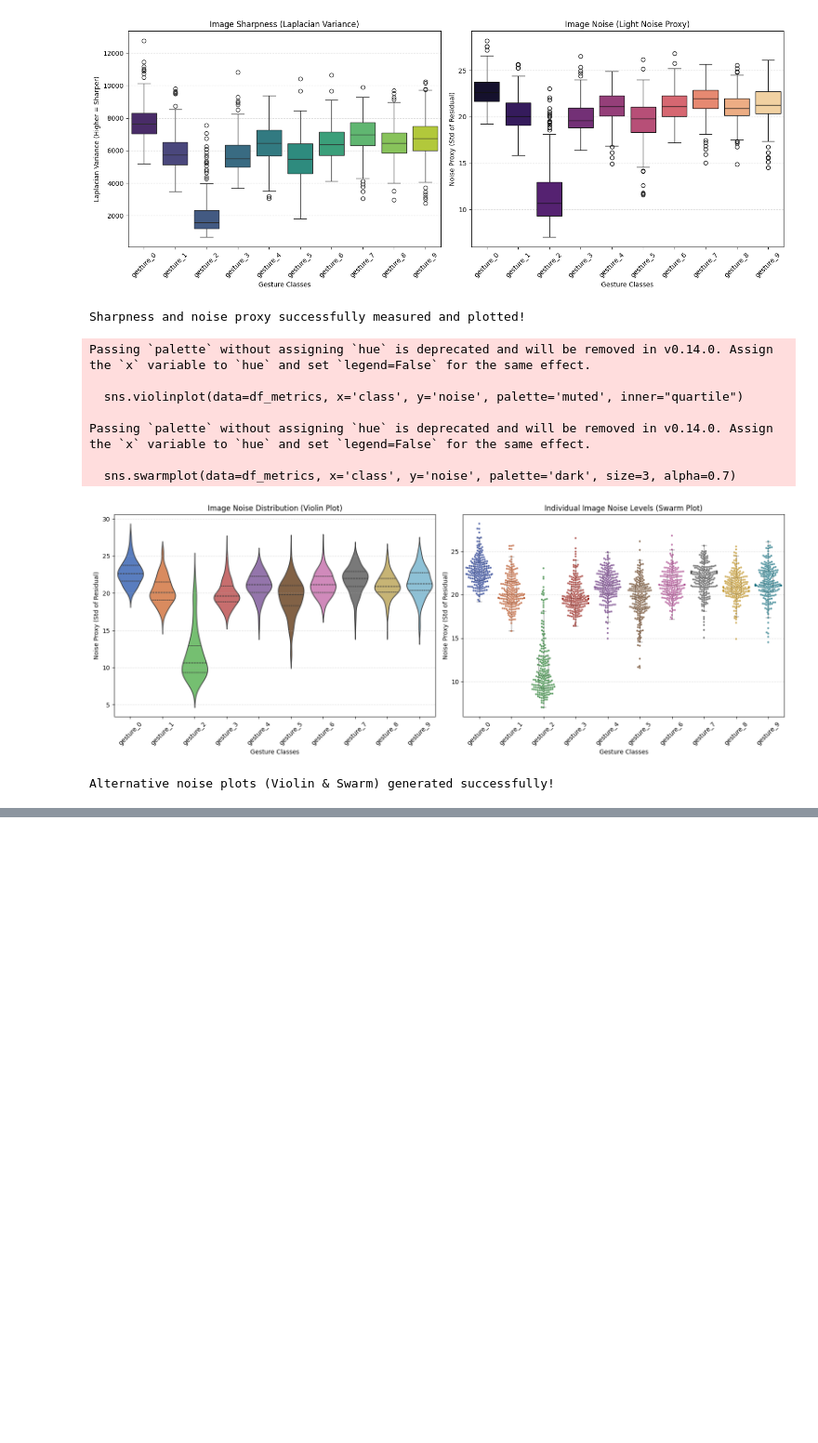
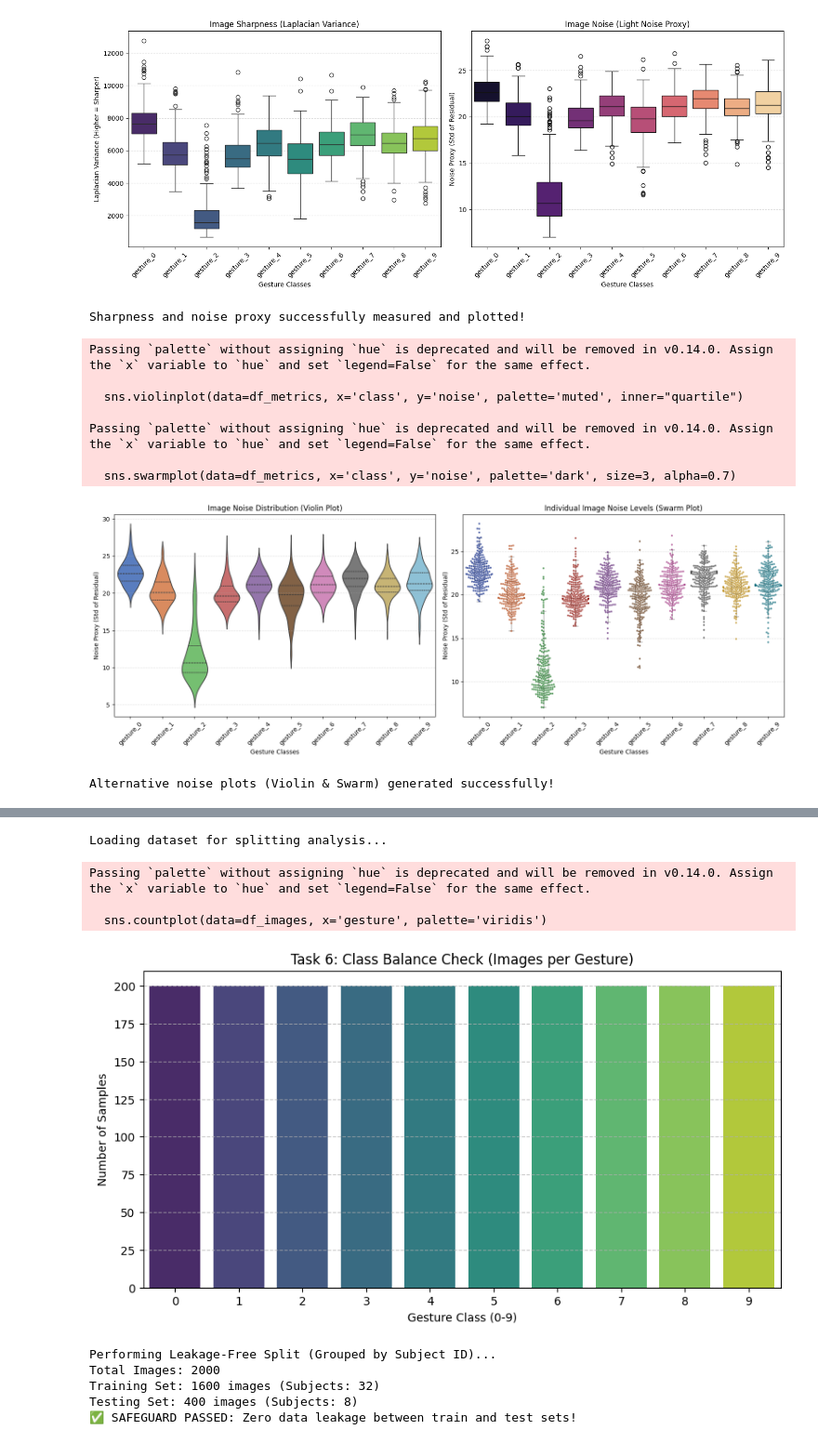
Before and after one commit to M-Jawad01/CSE_475, a Jupyter notebook: project_code/EDA.ipynb, the cells around one changed output, grey strips where cells are left out. Shown at 93% size. Cells and saved outputs as stored; diff of their text form; code cells hidden in the pictures; blank space fills up the shorter version.

Commit message:
Class Balance and Leakage-Free Splitting

```diff
--- a/project_code/EDA.ipynb
+++ b/project_code/EDA.ipynb
@@ -845,0 +704,74 @@ Running Perceptual Hashing for Duplicate Detection...
+# %%
+import pandas as pd
+import matplotlib.pyplot as plt
+import seaborn as sns
+from sklearn.model_selection import GroupShuffleSplit
+
+# 1. Load your master CSV
+print("Loading dataset for splitting analysis...")
+try:
+    df = pd.read_csv("all_40_subjects_labeled_data.csv")
+except FileNotFoundError:
+    print("CSV not found. Please ensure 'all_40_subjects_labeled_data.csv' is generated.")
+    # Fallback to a mock dataframe structure for demonstration if file is missing
+    df = pd.DataFrame({
+        'subject': np.repeat(np.arange(1, 41), 50),
+        'gesture': np.tile(np.repeat(np.arange(10), 5), 40),
+        'repetition': np.tile(np.arange(5), 400)
+    })
+
+# Extract unique image identifiers (Subject, Gesture, Repetition)
+# Since your images are saved per repetition, we group by these to get our image list
+df_images = df[['subject', 'gesture', 'repetition']].drop_duplicates().reset_index(drop=True)
+
+# ---------------------------------------------------------
+# TASK 6: CLASS BALANCE CHECK
+# ---------------------------------------------------------
+plt.figure(figsize=(10, 5))
+sns.countplot(data=df_images, x='gesture', palette='viridis')
+plt.title('Task 6: Class Balance Check (Images per Gesture)')
+plt.xlabel('Gesture Class (0-9)')
+plt.ylabel('Number of Samples')
+plt.grid(axis='y', linestyle='--', alpha=0.7)
+plt.savefig('/kaggle/working/Class_Balance.png', bbox_inches='tight')
+plt.show()
+
+# ---------------------------------------------------------
+# TASK 7: LEAKAGE SAFEGUARDS (Subject-Wise Split)
+# ---------------------------------------------------------
+print("\nPerforming Leakage-Free Split (Grouped by Subject ID)...")
+
+# GroupShuffleSplit ensures that all records for a specific subject
+# end up in EITHER train OR test, never both.
+gss = GroupShuffleSplit(n_splits=1, train_size=0.8, random_state=42)
+
+# We use 'subject' as the grouping parameter
+train_idx, test_idx = next(gss.split(df_images, groups=df_images['subject']))
+
+train_data = df_images.iloc[train_idx]
+test_data = df_images.iloc[test_idx]
+
+print(f"Total Images: {len(df_images)}")
+print(f"Training Set: {len(train_data)} images (Subjects: {train_data['subject'].nunique()})")
+print(f"Testing Set: {len(test_data)} images (Subjects: {test_data['subject'].nunique()})")
+
+# Verify no leakage occurred
+train_subjects = set(train_data['subject'].unique())
+test_subjects = set(test_data['subject'].unique())
+leakage = train_subjects.intersection(test_subjects)
+
+if len(leakage) == 0:
+    print("✅ SAFEGUARD PASSED: Zero data leakage between train and test sets!")
+else:
+    print(f"⚠️ WARNING: Leakage detected for subjects: {leakage}")
+# %% [output]
+Loading dataset for splitting analysis...
+Passing `palette` without assigning `hue` is deprecated and will be removed in v0.14.0. Assign the `x` variable to `hue` and set `legend=False` for the same effect.
+
+  sns.countplot(data=df_images, x='gesture', palette='viridis')
+[figure, added]
+Performing Leakage-Free Split (Grouped by Subject ID)...
+Total Images: 2000
+Training Set: 1600 images (Subjects: 32)
+Testing Set: 400 images (Subjects: 8)
+✅ SAFEGUARD PASSED: Zero data leakage between train and test sets!
```
Also changed, not shown: parts of 10 cells of this notebook.
